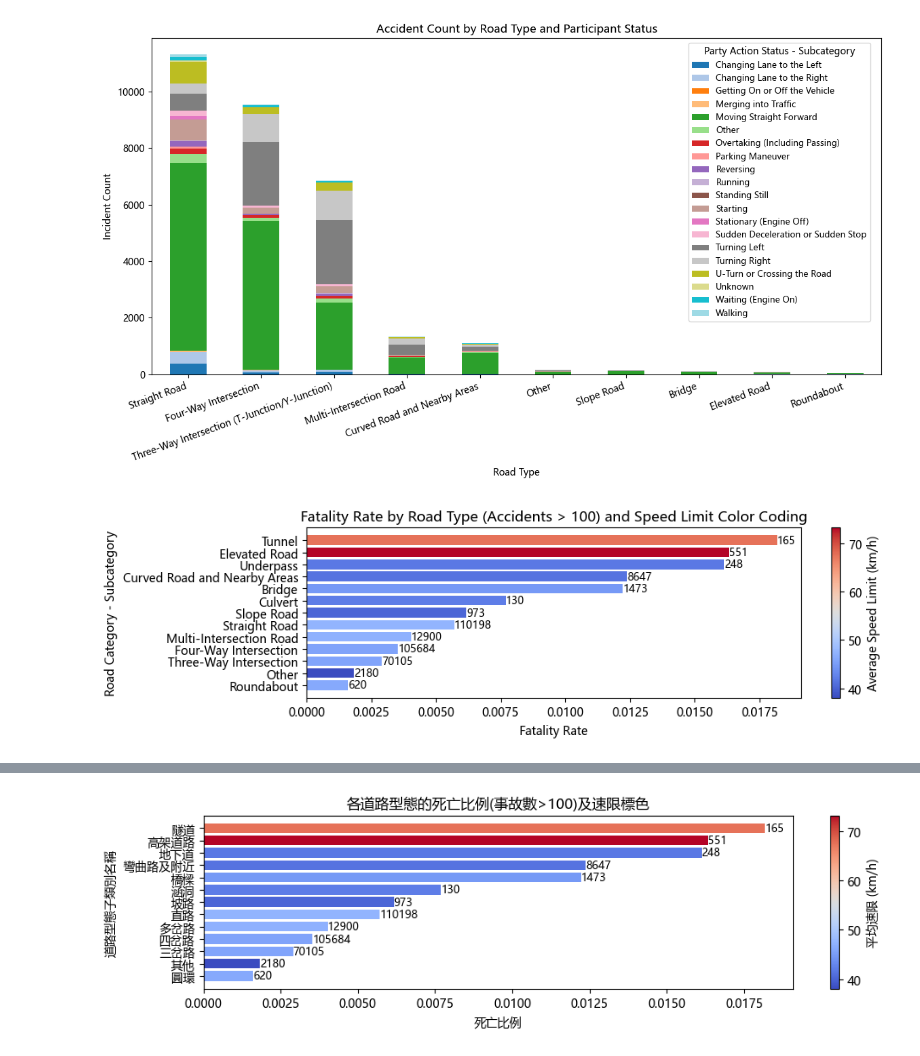
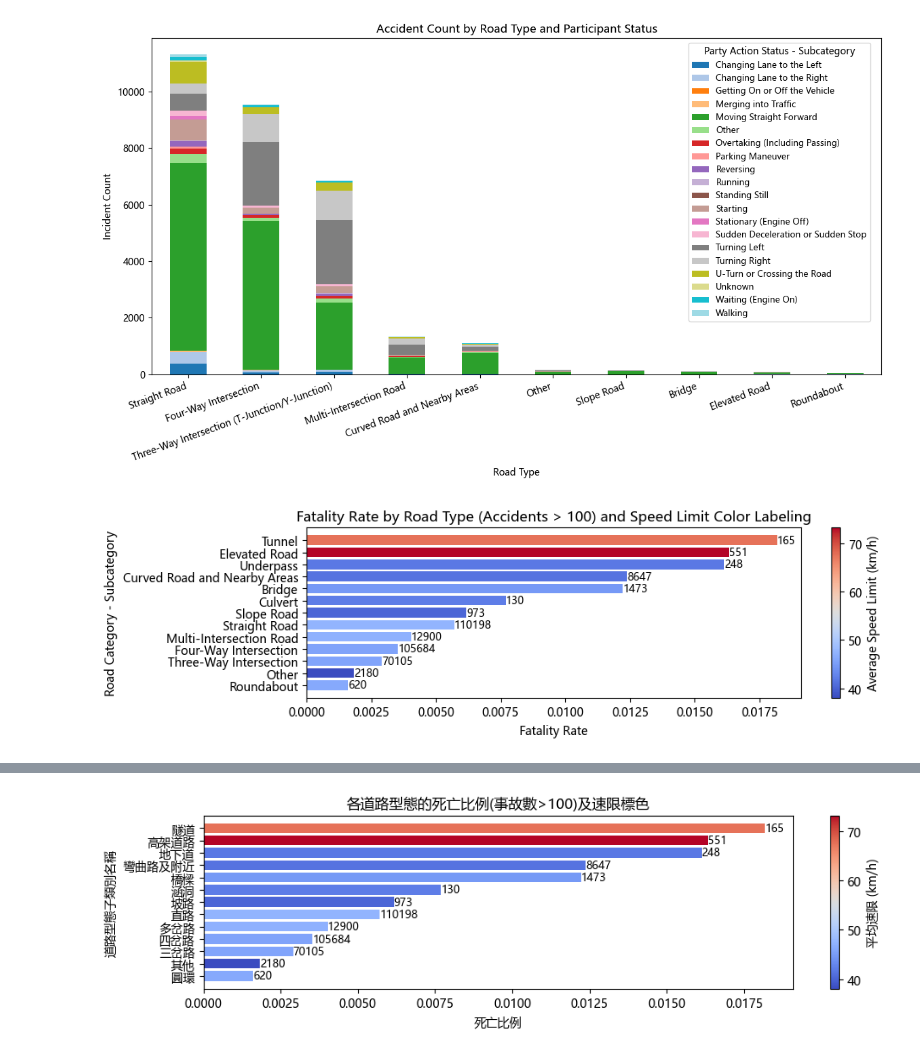
Before and after one commit to kennywang112/TrafficTDApython, a Jupyter notebook: Analysis/Describe.ipynb, the cells around one changed output, grey strips where cells are left out. Drawn from its saved outputs; the diff is of its cells as text; code cells hidden in the pictures.

```diff
--- a/Analysis/Describe.ipynb
+++ b/Analysis/Describe.ipynb
@@ -208,32 +208,32 @@ summary = (
     .assign(Fatality_Rate=lambda x: x["Fatal_Accidents"] / x["Total_Accidents"])
     .reset_index()
 )
 
 # Filter for total accidents greater than 100 and sort by fatality rate
 summary = summary[summary["Total_Accidents"] > 100].sort_values(by="Fatality_Rate", ascending=True)
 
 # Assign colors: based on average speed limit (normalized speed limit value)
 norm = plt.Normalize(summary["Average_Speed_Limit"].min(), summary["Average_Speed_Limit"].max())
 colors = plt.cm.coolwarm(norm(summary["Average_Speed_Limit"]))
 
 # Plot bar chart
 plt.figure(figsize=(10, 3))
 bars = plt.barh(summary["Road Category - Subcategory"], summary["Fatality_Rate"], color=colors)
 
 # Add total accidents as labels
 for bar, total in zip(bars, summary["Total_Accidents"]):
     plt.text(bar.get_width(), bar.get_y() + bar.get_height() / 2,
              f"{total}", va="center", fontsize=9)
 
 # Add color bar to show the speed limit range
 sm = plt.cm.ScalarMappable(cmap="coolwarm", norm=norm)
 cbar = plt.colorbar(sm)
 cbar.set_label("Average Speed Limit (km/h)")
 
-plt.title("Fatality Rate by Road Type (Accidents > 100) and Speed Limit Color Coding")
+plt.title("Fatality Rate by Road Type (Accidents > 100) and Speed Limit Color Labeling")
 plt.xlabel("Fatality Rate")
 plt.ylabel("Road Category - Subcategory")
 plt.tight_layout()
 plt.show()
 # %% [output]
-[figure, old version]
+[figure, new version]
```
Also changed, not shown: parts of 3 cells of this notebook, 7 other files.
